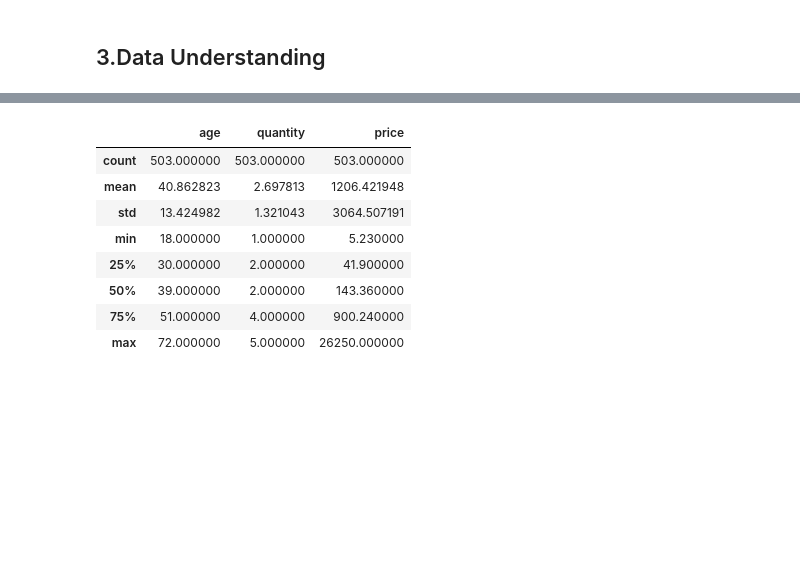
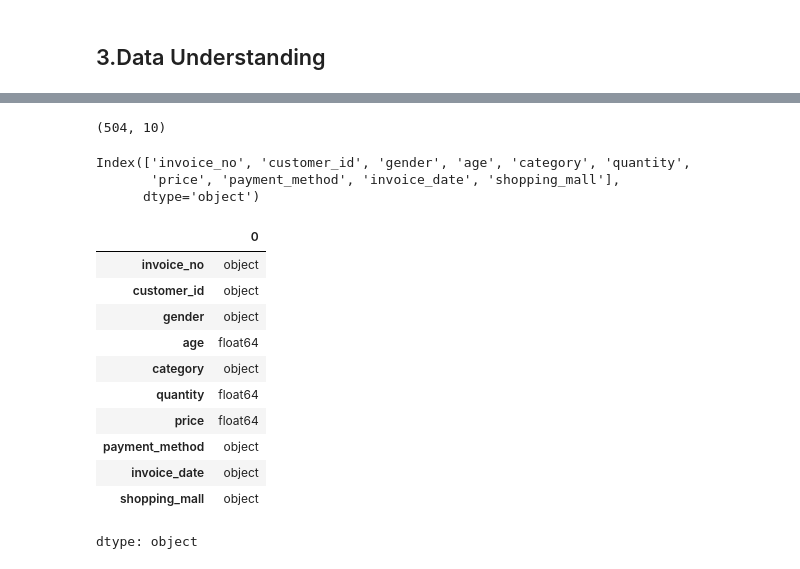
Before and after one commit to AlvinManoj05/Data-Preprocessing-Project, a Jupyter notebook: Data_Processing_Group_Assignment.ipynb, the cells around one changed output, grey strips where cells are left out. Cells and saved outputs as stored; diff of their text form; code cells hidden in the pictures; blank space fills up the shorter version.

```diff
--- a/Data_Processing_Group_Assignment.ipynb
+++ b/Data_Processing_Group_Assignment.ipynb
@@ -44,12 +33,28 @@ memory usage: 59.4+ KB
-# %%
-df.describe()
-# %% [output]
-|  | age | quantity | price |
-| count | 503.000000 | 503.000000 | 503.000000 |
-| mean | 40.862823 | 2.697813 | 1206.421948 |
-| std | 13.424982 | 1.321043 | 3064.507191 |
-| min | 18.000000 | 1.000000 | 5.230000 |
-| 25% | 30.000000 | 2.000000 | 41.900000 |
-| 50% | 39.000000 | 2.000000 | 143.360000 |
-| 75% | 51.000000 | 4.000000 | 900.240000 |
-| max | 72.000000 | 5.000000 | 26250.000000 |
+# %%
+# Shape
+df.shape
+# %% [output]
+(504, 10)
+# %%
+# Column names
+df.columns
+# %% [output]
+Index(['invoice_no', 'customer_id', 'gender', 'age', 'category', 'quantity',
+       'price', 'payment_method', 'invoice_date', 'shopping_mall'],
+      dtype='object')
+# %%
+# Data types
+df.dtypes
+# %% [output]
+|  | 0 |
+| invoice_no | object |
+| customer_id | object |
+| gender | object |
+| age | float64 |
+| category | object |
+| quantity | float64 |
+| price | float64 |
+| payment_method | object |
+| invoice_date | object |
+| shopping_mall | object |
+dtype: object
```
Also changed, not shown: parts of 5 cells of this notebook.
